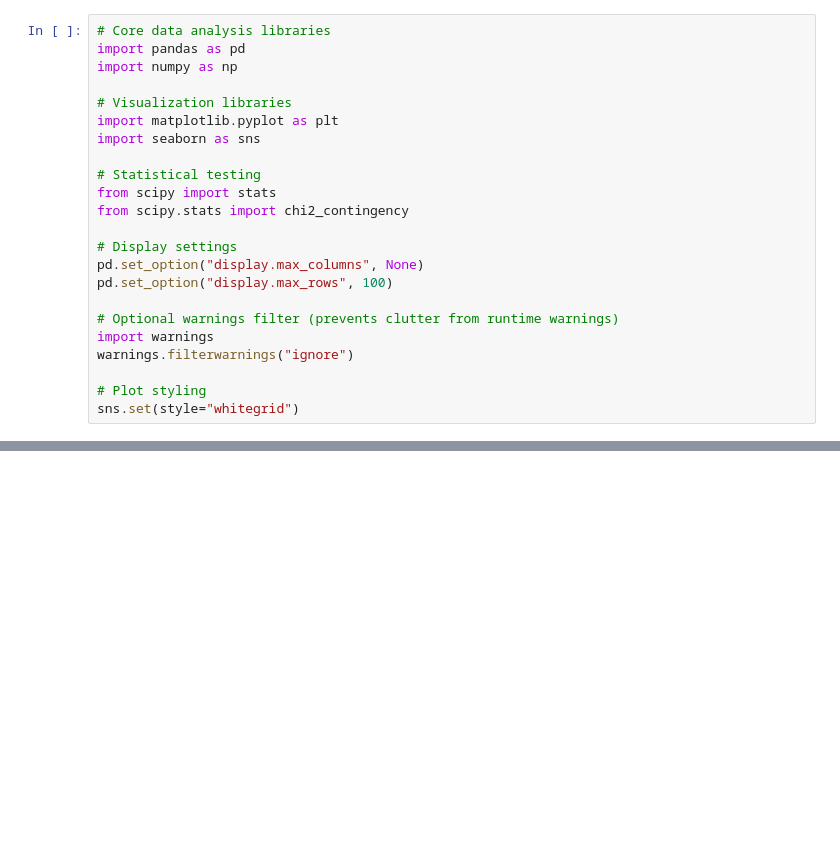
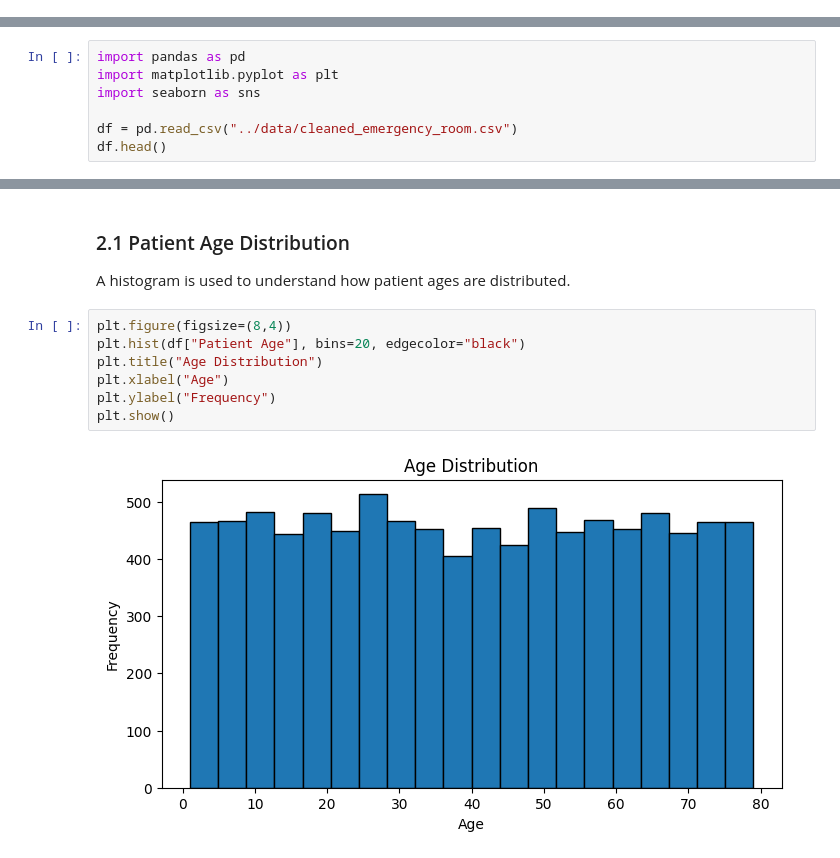
Before and after one commit to hidaia175/ER-Capstone-Project1, a Jupyter notebook: jupyter_notebooks/03_EDA_and_hypothesis_testing.ipynb, the cells around one changed output, grey strips where cells are left out. Cells and saved outputs as stored; diff of their text form; blank space fills up the shorter version.

Commit message:
EDA progress + hypotheses testing visuals

```diff
--- a/jupyter_notebooks/03_EDA_and_hypothesis_testing.ipynb
+++ b/jupyter_notebooks/03_EDA_and_hypothesis_testing.ipynb
@@ -1,23 +0,0 @@
-# %%
-# Core data analysis libraries
-import pandas as pd
-import numpy as np
-
-# Visualization libraries
-import matplotlib.pyplot as plt
-import seaborn as sns
-
-# Statistical testing
-from scipy import stats
-from scipy.stats import chi2_contingency
-
-# Display settings
-pd.set_option("display.max_columns", None)
-pd.set_option("display.max_rows", 100)
-
-# Optional warnings filter (prevents clutter from runtime warnings)
-import warnings
-warnings.filterwarnings("ignore")
-
-# Plot styling
-sns.set(style="whitegrid")
@@ -41,0 +17,7 @@ df.head()
+# %%
+import pandas as pd
+import matplotlib.pyplot as plt
+import seaborn as sns
+
+df = pd.read_csv("../data/cleaned_emergency_room.csv")
+df.head()
@@ -41,0 +43,13 @@ df.head()
+# %% [markdown]
+### 2.1 Patient Age Distribution
+
+A histogram is used to understand how patient ages are distributed.
+# %%
+plt.figure(figsize=(8,4))
+plt.hist(df["Patient Age"], bins=20, edgecolor="black")
+plt.title("Age Distribution")
+plt.xlabel("Age")
+plt.ylabel("Frequency")
+plt.show()
+# %% [output]
+[figure, added]
```
Also changed, not shown: parts of 32 cells of this notebook, 2 other files.
